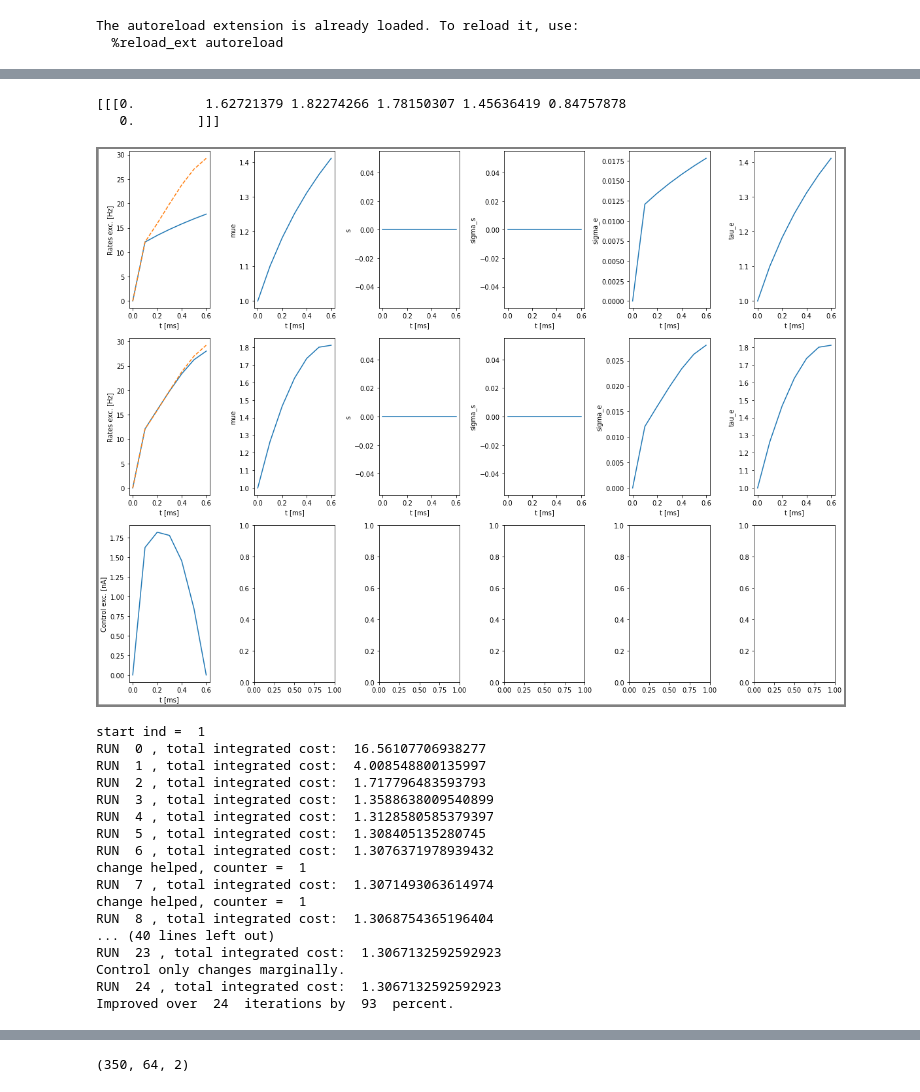
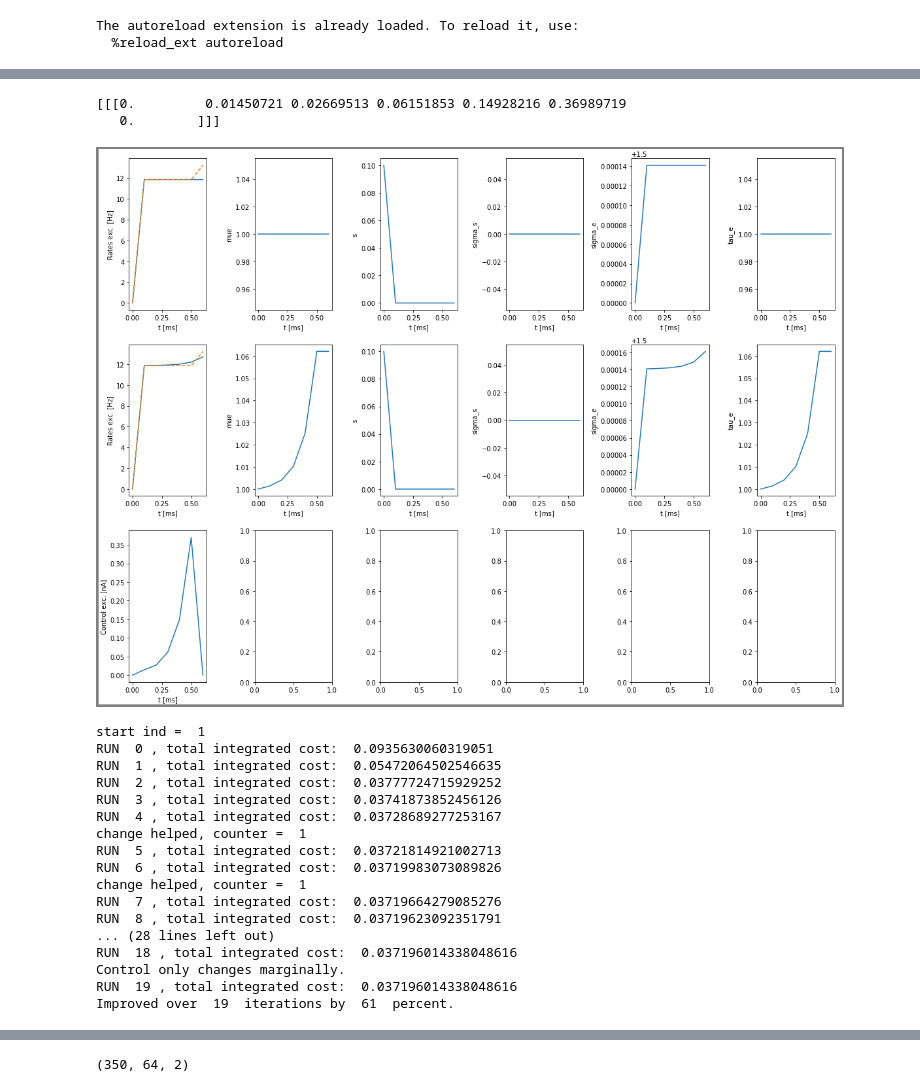
Before and after one commit to lenasal/neurolib, a Jupyter notebook: simp/b.ipynb, the cells around one changed output, grey strips where cells are left out. Saved outputs shown, nothing was run; the diff lists cells and outputs as text; code cells hidden in the pictures.

```diff
--- a/simp/b.ipynb
+++ b/simp/b.ipynb
@@ -41,7 +41,7 @@ a.params.ext_exc_current = 2.
 target = a.getZeroTarget()
 control1 = a.getZeroControl()
 
-control1[0,0,:] += 1.
+control1[0,0,5] += 1.
 control1[0,0,:] += np.sin(6.*np.arange(0,dur+a.params.dt,a.params.dt))
 
 a.run(control=control1)
@@ -52,10 +52,10 @@ fig, axes = plt.subplots(7, figsize=(8, 16))
 axes[0].plot(a.t, control1[0,0,:], label="control")
 axes[1].plot(a.t, a.state["rates_exc"][0,:], label="rates")
 axes[2].plot(a.t, a.state["mufe"][0,:], label="mufe")
-#axes[3].plot(a.t, a.state["seem"][0,:], label="seem")
-#axes[4].plot(a.t, a.state["seev"][0,:], label="seev")
+axes[3].plot(a.t, a.state["seem"][0,:], label="seem")
+axes[4].plot(a.t, a.state["seev"][0,:], label="seev")
 axes[5].plot(a.t, a.state["sigmae_f"][0,:], label="sigma_e")
-#axes[6].plot(a.t, a.state["tau_exc"][0,:], label="tau_exc")
+axes[6].plot(a.t, a.state["tau_exc"][0,:], label="tau_exc")
 for i in range(7):
     axes[i].legend()
 
@@ -89,17 +100,17 @@ KeyError: 'seem'
 # %%
 """
-RUN  80 , total integrated cost =  1.3734507364556199
-Improved over  80  iterations by  95.35789699999022  percent.
-final gradient =  [[[0.00000000e+00 3.79719253e-06 2.40837738e-06 3.26627372e-06
-   2.25022515e-06 1.32042538e-06 0.00000000e+00]]]
+RUN  80 , total integrated cost =  1.3734613222429528
+Improved over  80  iterations by  95.35955938543219  percent.
+final gradient =  [[[0.00000000e+00 2.08495165e-06 1.65800624e-06 1.82331646e-06
+   1.33923364e-06 7.80983380e-07 0.00000000e+00]]]
 """
 print(A1_bestControlA)
 plotFunc.plot_control(a, A1_bestControlA, dur, dur_pre, dur_post, init_state_vars, target,
                       path, filename_ = 'simp')
 # %% [output]
-[[[0.         1.62721379 1.82274266 1.78150307 1.45636419 0.84757878
+[[[0.         0.01450721 0.02669513 0.06151853 0.14928216 0.36989719
    0.        ]]]
-[figure, old version]
+[figure, new version]
 # %%
 control3 = control2.copy()
 control3[:,:,0] = A1_bestControlA[:,:,0]
@@ -112,22 +123,22 @@ A2_bestControlA, A2_bestStateA, A2_costA, A2_runtimeA = a.A2(control3, target, m
         max_control_ = max_cntrl, t_sim_ = dur, t_sim_pre_ = dur_pre, t_sim_post_ = dur_post)
 # %% [output]
 start ind =  1
-RUN  0 , total integrated cost:  16.56107706938277
-RUN  1 , total integrated cost:  4.008548800135997
-RUN  2 , total integrated cost:  1.717796483593793
-RUN  3 , total integrated cost:  1.3588638009540899
-RUN  4 , total integrated cost:  1.3128580585379397
-RUN  5 , total integrated cost:  1.308405135280745
-RUN  6 , total integrated cost:  1.3076371978939432
+RUN  0 , total integrated cost:  0.0935630060319051
+RUN  1 , total integrated cost:  0.05472064502546635
+RUN  2 , total integrated cost:  0.03777724715929252
+RUN  3 , total integrated cost:  0.03741873852456126
+RUN  4 , total integrated cost:  0.03728689277253167
 change helped, counter =  1
-RUN  7 , total integrated cost:  1.3071493063614974
+RUN  5 , total integrated cost:  0.03721814921002713
+RUN  6 , total integrated cost:  0.03719983073089826
 change helped, counter =  1
-RUN  8 , total integrated cost:  1.3068754365196404
-... (40 lines left out)
-RUN  23 , total integrated cost:  1.3067132592592923
+RUN  7 , total integrated cost:  0.03719664279085276
+RUN  8 , total integrated cost:  0.03719623092351791
+... (28 lines left out)
+RUN  18 , total integrated cost:  0.037196014338048616
 Control only changes marginally.
-RUN  24 , total integrated cost:  1.3067132592592923
-Improved over  24  iterations by  93  percent.
+RUN  19 , total integrated cost:  0.037196014338048616
+Improved over  19  iterations by  61  percent.
 # %%
 print(A2_bestControlA)
 plotFunc.plot_control(a, A2_bestControlA, dur, dur_pre, dur_post, init_state_vars, target,
```
Also changed, not shown: parts of 4 cells of this notebook, 4 other files.
